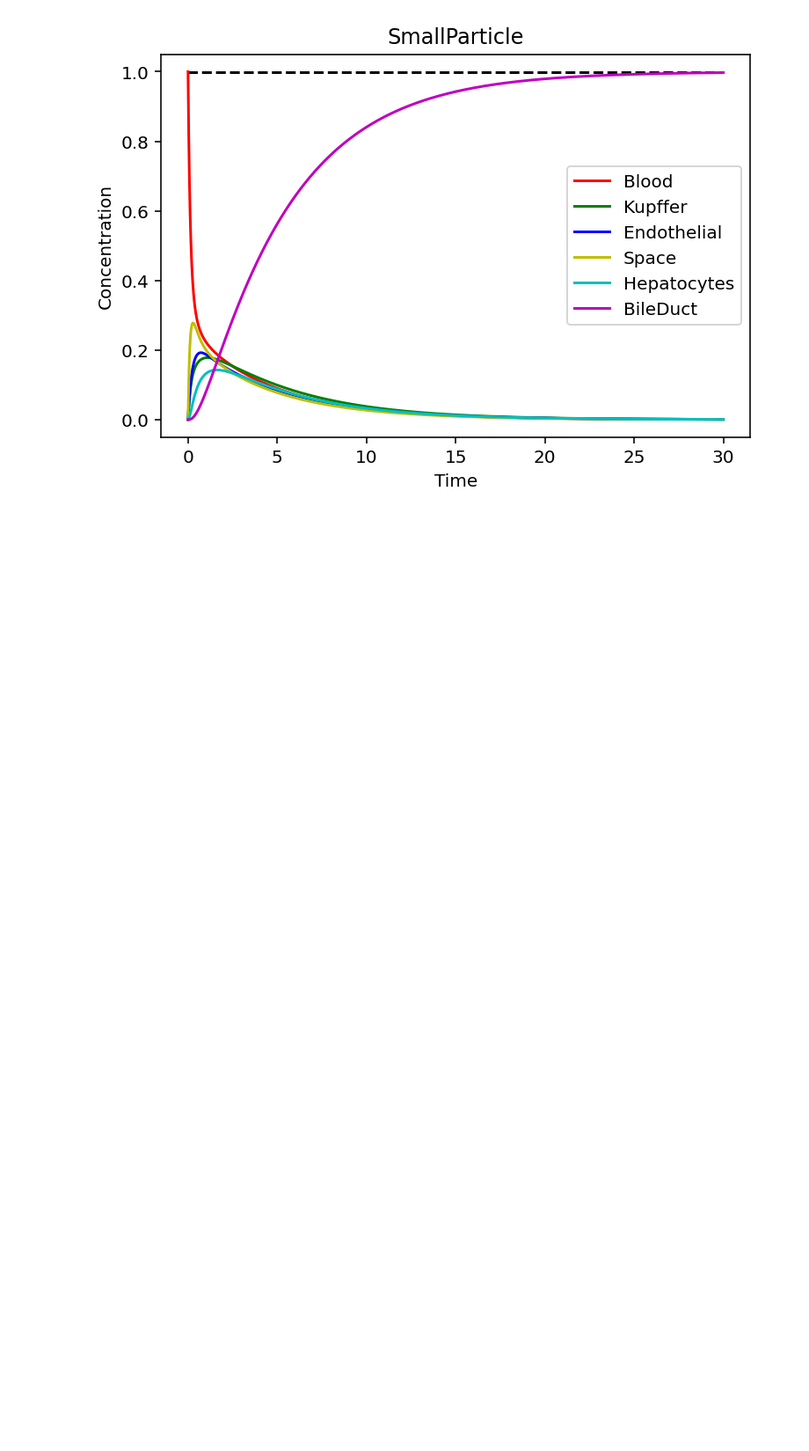
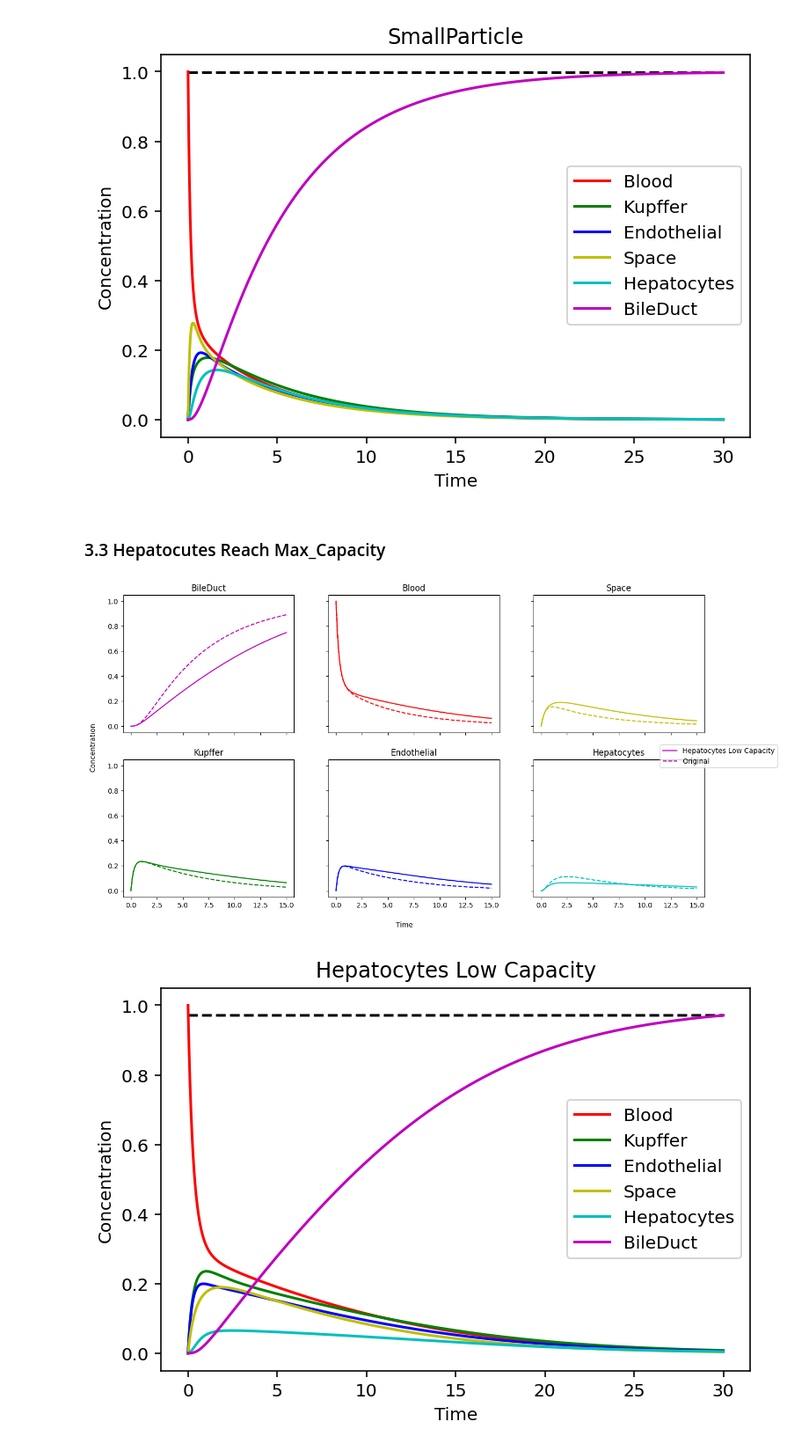
Before and after one commit to lich2000117/NanoParticles-Modelling, a Jupyter notebook: Code/Final_Model.ipynb, the cells around one changed output. Shown at 88% size. Saved outputs shown, nothing was run; the diff lists cells and outputs as text; code cells hidden in the pictures; blank space fills up the shorter version.

Commit message:
update model

```diff
--- a/Code/Final_Model.ipynb
+++ b/Code/Final_Model.ipynb
@@ -484,3 +485,23 @@ compare_ode_models(ode_list, ode_names, time_range)
 [figure]
 [figure]
 [figure]
+# %% [markdown]
+### 3.3 Hepatocutes Reach Max_Capacity
+# %%
+TARGET_TIME = 30
+new_hepa_data = copy.deepcopy(cell_data)
+new_hepa_data["Hepatocytes"]["max_capacity"] = 0.1
+
+## Without Kupffer Cell's OverView
+ode = Initialize_ODE(particle_data, fluid_data, cell_data)
+ode.solve()
+ode_newHepa = Initialize_ODE(particle_data, fluid_data, new_hepa_data)
+ode_newHepa.solve()
+
+ode_list = [ode_newHepa, ode]
+ode_names = ["Hepatocytes Low Capacity", "Original"]
+time_range = [0,15]
+compare_ode_models(ode_list, ode_names, time_range)
+# %% [output]
+[figure, added]
+[figure, added]
```
Also changed, not shown: parts of 17 cells of this notebook, 1 other file.
